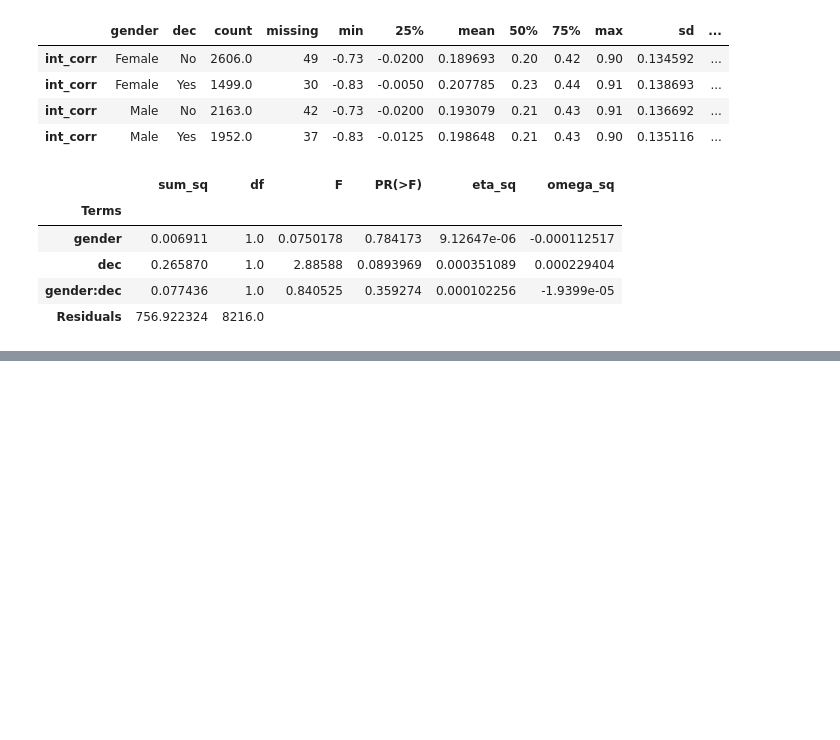
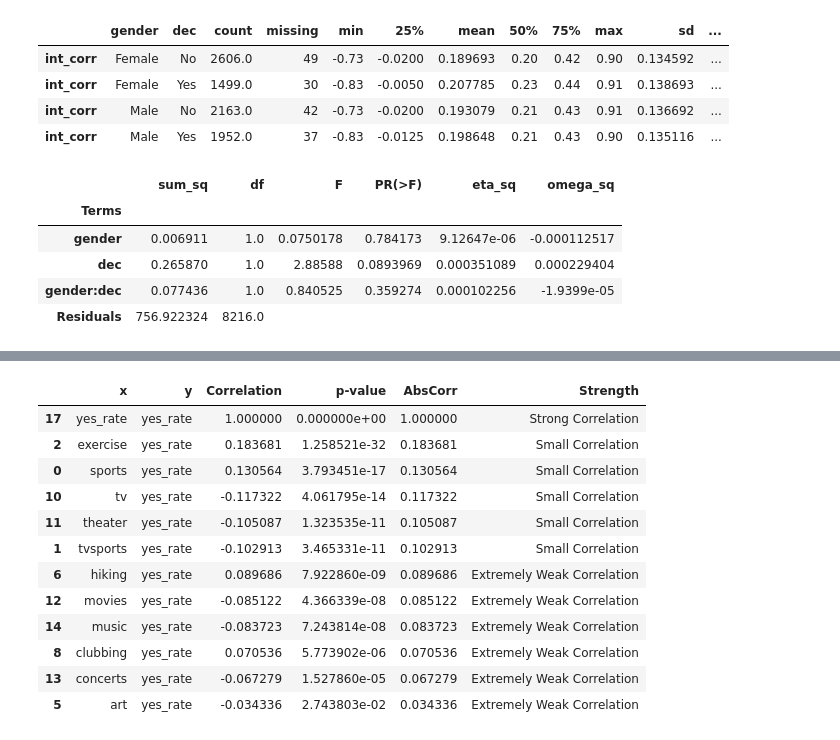
Before and after one commit to DecisionScients/Predictive-Dating, a Jupyter notebook: notebooks/Preferences.ipynb, the cells around one changed output, grey strips where cells are left out. Cells and saved outputs as stored; diff of their text form; code cells hidden in the pictures; blank space fills up the shorter version.

```diff
--- a/notebooks/Decision Analysis/Interests.ipynb
+++ b/notebooks/Preferences.ipynb
@@ -425,0 +436,16 @@ i
+# %%
+independence.corr_table(df_female_interests_yes, target='yes_rate', sig=0.05)
+# %% [output]
+|  | x | y | Correlation | p-value | AbsCorr | Strength |
+| 17 | yes_rate | yes_rate | 1.000000 | 0.000000e+00 | 1.000000 | Strong Correlation |
+| 2 | exercise | yes_rate | 0.183681 | 1.258521e-32 | 0.183681 | Small Correlation |
+| 0 | sports | yes_rate | 0.130564 | 3.793451e-17 | 0.130564 | Small Correlation |
+| 10 | tv | yes_rate | -0.117322 | 4.061795e-14 | 0.117322 | Small Correlation |
+| 11 | theater | yes_rate | -0.105087 | 1.323535e-11 | 0.105087 | Small Correlation |
+| 1 | tvsports | yes_rate | -0.102913 | 3.465331e-11 | 0.102913 | Small Correlation |
+| 6 | hiking | yes_rate | 0.089686 | 7.922860e-09 | 0.089686 | Extremely Weak Correlation |
+| 12 | movies | yes_rate | -0.085122 | 4.366339e-08 | 0.085122 | Extremely Weak Correlation |
+| 14 | music | yes_rate | -0.083723 | 7.243814e-08 | 0.083723 | Extremely Weak Correlation |
+| 8 | clubbing | yes_rate | 0.070536 | 5.773902e-06 | 0.070536 | Extremely Weak Correlation |
+| 13 | concerts | yes_rate | -0.067279 | 1.527860e-05 | 0.067279 | Extremely Weak Correlation |
+| 5 | art | yes_rate | -0.034336 | 2.743803e-02 | 0.034336 | Extremely Weak Correlation |
```
Also changed, not shown: parts of 6 cells of this notebook, 1 other file.
